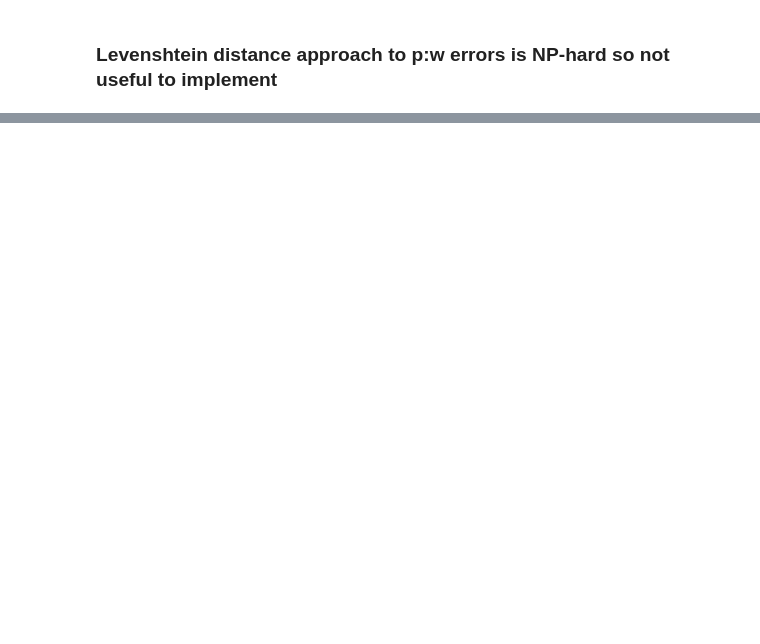
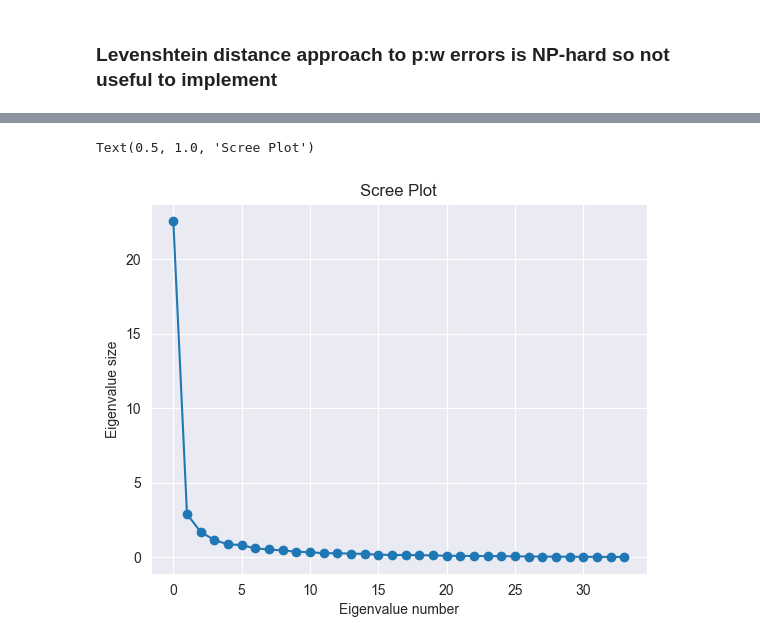
Before and after one commit to imruhi/AphasiaNLP, a Jupyter notebook: linguistic_model/feature_analysis/get_features.ipynb, the cells around one changed output, grey strips where cells are left out. Saved outputs shown, nothing was run; the diff lists cells and outputs as text; code cells hidden in the pictures; blank space fills up the shorter version.

```diff
--- a/linguistic_model/feature_analysis/get_features.ipynb
+++ b/linguistic_model/feature_analysis/get_features.ipynb
@@ -407,0 +589,12 @@ Name: count, dtype: int64
+# %%
+# generate scree plot
+pca = PCA()
+X_train = pca.fit_transform(X_train_scaled)
+explained_variance = pca.explained_variance_ratio_
+plt.plot(pca.explained_variance_, marker='o')
+plt.xlabel("Eigenvalue number")
+plt.ylabel("Eigenvalue size")
+plt.title("Scree Plot")
+# %% [output]
+Text(0.5, 1.0, 'Scree Plot')
+[figure, added]
```
Also changed, not shown: parts of 89 cells of this notebook, 1 other file.
